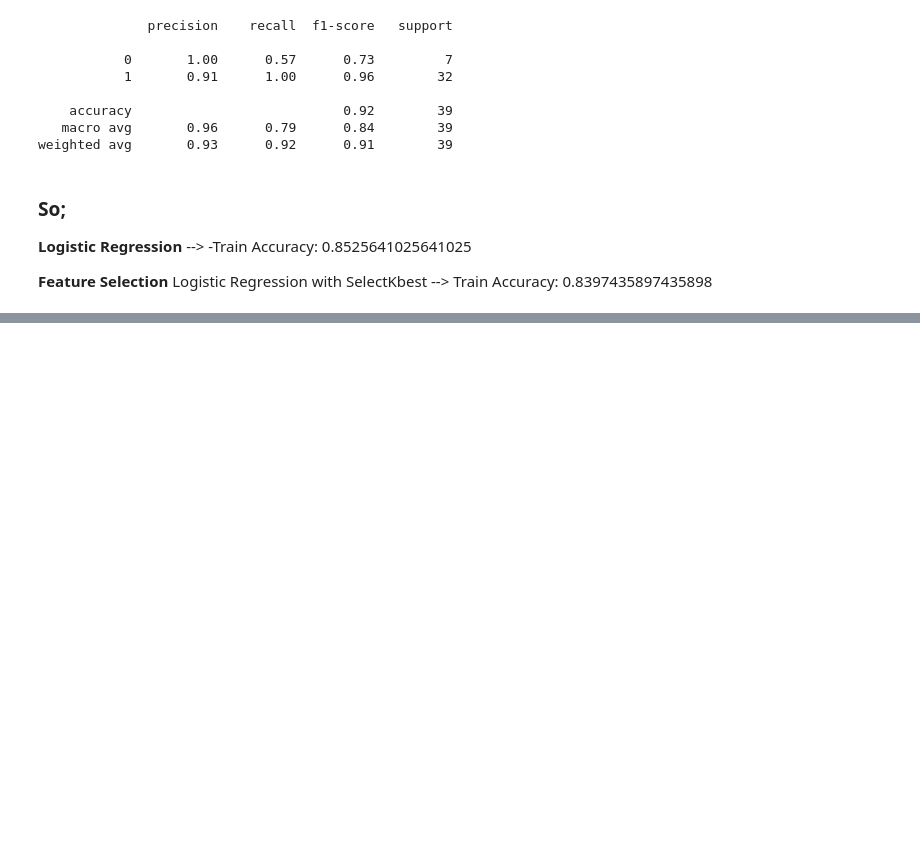
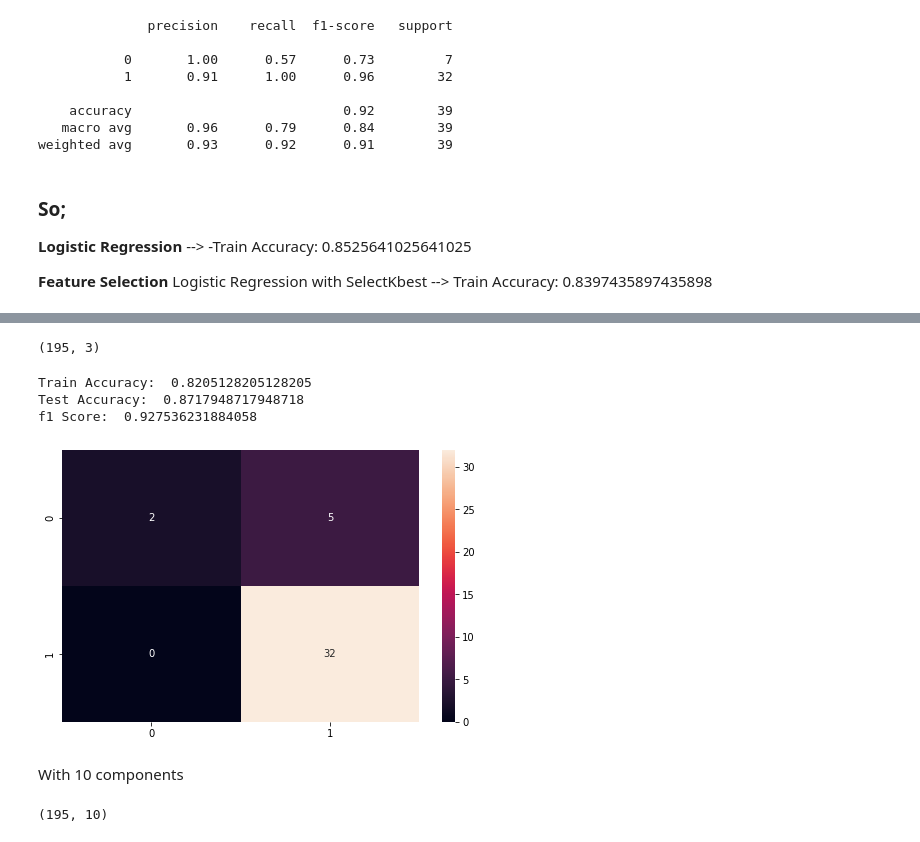
Before and after one commit to mrtlckn/Parkinson_Disease_Prediction, a Jupyter notebook: Parkinson's_Prediction.ipynb, the cells around one changed output, grey strips where cells are left out. Saved outputs shown, nothing was run; the diff lists cells and outputs as text; code cells hidden in the pictures; blank space fills up the shorter version.

```diff
--- a/Parkinson's_Prediction.ipynb
+++ b/Parkinson's_Prediction.ipynb
@@ -272,0 +279,38 @@ Train Accuracy: 0.8397435897435898
+# %%
+from sklearn.decomposition import PCA
+pca = PCA(0.95) #retain 95 percent of useful features
+X_pca = pca.fit_transform(X)
+X_pca.shape
+# %% [output]
+(195, 3)
+# %%
+X_train_pca, X_test_pca, y_train, y_test =train_test_split(X_pca,Y,test_size = 0.2, random_state = 30)
+# %%
+model = LogisticRegression(max_iter = 1000)
+model.fit(X_train_pca,y_train)
+print('Train Accuracy: ', model.score(X_train_pca, y_train))
+
+#print(model.score(X_test_pca,y_test))
+pred = model.predict(X_test_pca)
+
+print('Test Accuracy: ', accuracy_score(pred, y_test))
+print('f1 Score: ', f1_score(pred, y_test))
+
+#Confusion matrix
+cm = confusion_matrix(y_test, pred)
+
+plt.figure(figsize=(8,5))
+sns.heatmap(cm, annot=True);
+# %% [output]
+Train Accuracy:  0.8205128205128205
+Test Accuracy:  0.8717948717948718
+f1 Score:  0.927536231884058
+[figure, added]
+# %% [markdown]
+With 10 components
+# %%
+pca = PCA(n_components=10)#we have 10 PCA
+X_pca = pca.fit_transform(X)
+X_pca.shape
+# %% [output]
+(195, 10)
```
Also changed, not shown: parts of 2 cells of this notebook.
